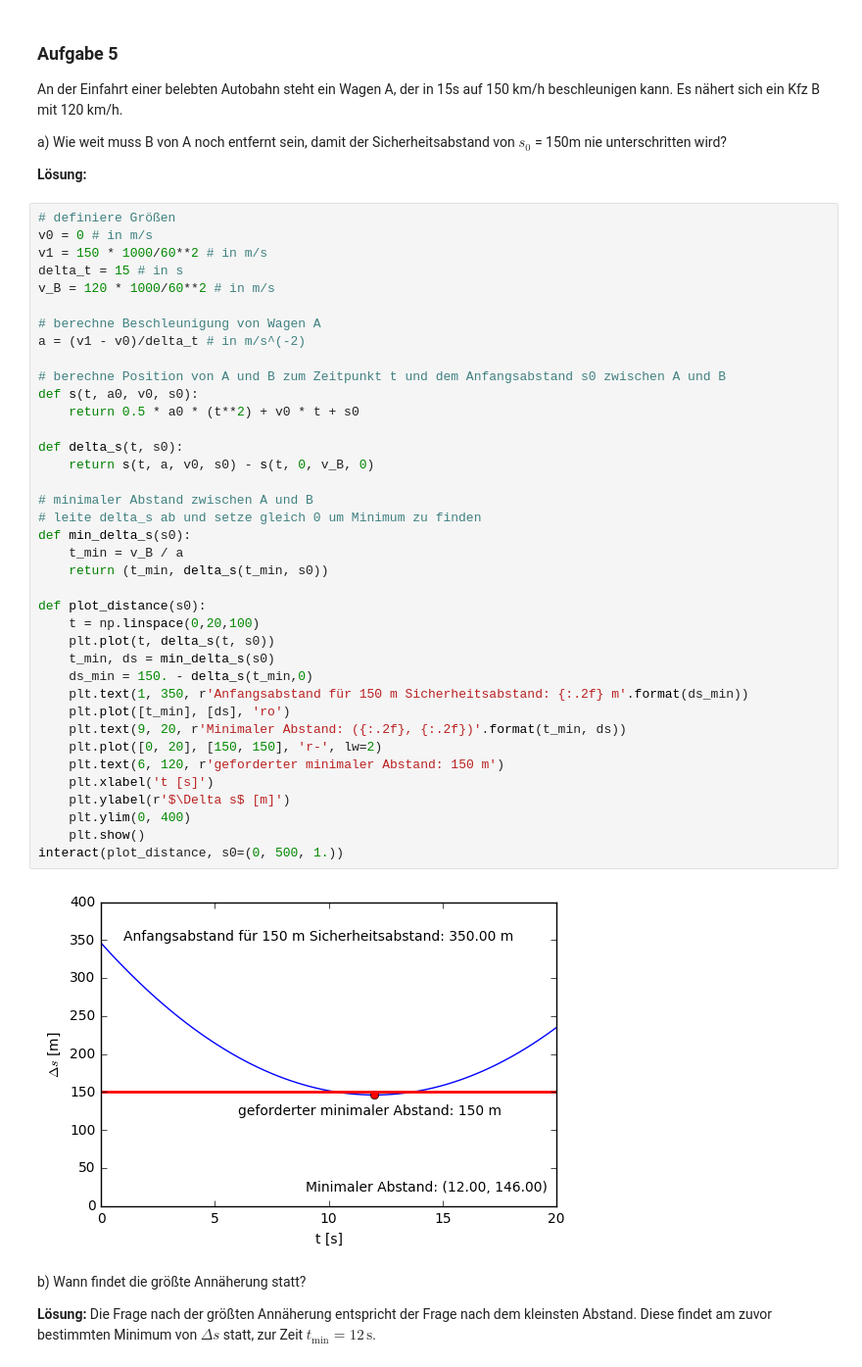
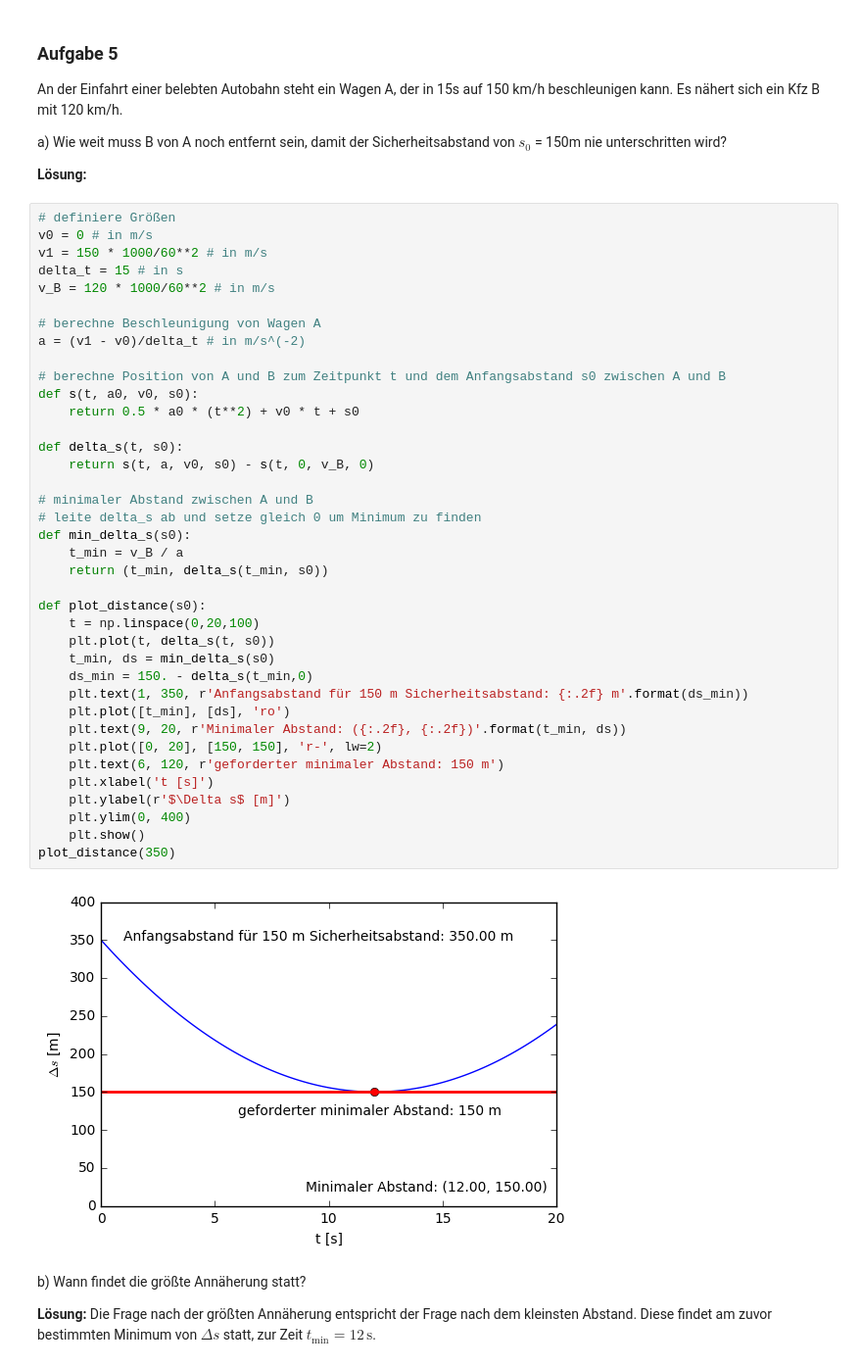
Before and after one commit to philippgadow/tutorium_experimentalphysik1, a Jupyter notebook: blatt1.ipynb, the cells around one changed output. Shown at 98% size. Cells and saved outputs as stored; diff of their text form.

```diff
--- a/blatt1.ipynb
+++ b/blatt1.ipynb
@@ -238,35 +237,35 @@ v_B = 120 * 1000/60**2 # in m/s
 a = (v1 - v0)/delta_t # in m/s^(-2)
 
 # berechne Position von A und B zum Zeitpunkt t und dem Anfangsabstand s0 zwischen A und B
 def s(t, a0, v0, s0):
     return 0.5 * a0 * (t**2) + v0 * t + s0
 
 def delta_s(t, s0):
     return s(t, a, v0, s0) - s(t, 0, v_B, 0)
 
 # minimaler Abstand zwischen A und B
 # leite delta_s ab und setze gleich 0 um Minimum zu finden
 def min_delta_s(s0):
     t_min = v_B / a
     return (t_min, delta_s(t_min, s0))
 
 def plot_distance(s0):
     t = np.linspace(0,20,100)
     plt.plot(t, delta_s(t, s0))
     t_min, ds = min_delta_s(s0)
     ds_min = 150. - delta_s(t_min,0)
     plt.text(1, 350, r'Anfangsabstand für 150 m Sicherheitsabstand: {:.2f} m'.format(ds_min))
     plt.plot([t_min], [ds], 'ro')
     plt.text(9, 20, r'Minimaler Abstand: ({:.2f}, {:.2f})'.format(t_min, ds))
     plt.plot([0, 20], [150, 150], 'r-', lw=2)
     plt.text(6, 120, r'geforderter minimaler Abstand: 150 m')
     plt.xlabel('t [s]')
     plt.ylabel(r'$\Delta s$ [m]')
     plt.ylim(0, 400)
     plt.show()
-interact(plot_distance, s0=(0, 500, 1.))
+plot_distance(350)
 # %% [output]
-[figure, old version]
+[figure, new version]
 # %% [markdown]
 b) Wann findet die größte Annäherung statt?
 
```
Also changed, not shown: parts of 2 cells of this notebook, 11 other files.
